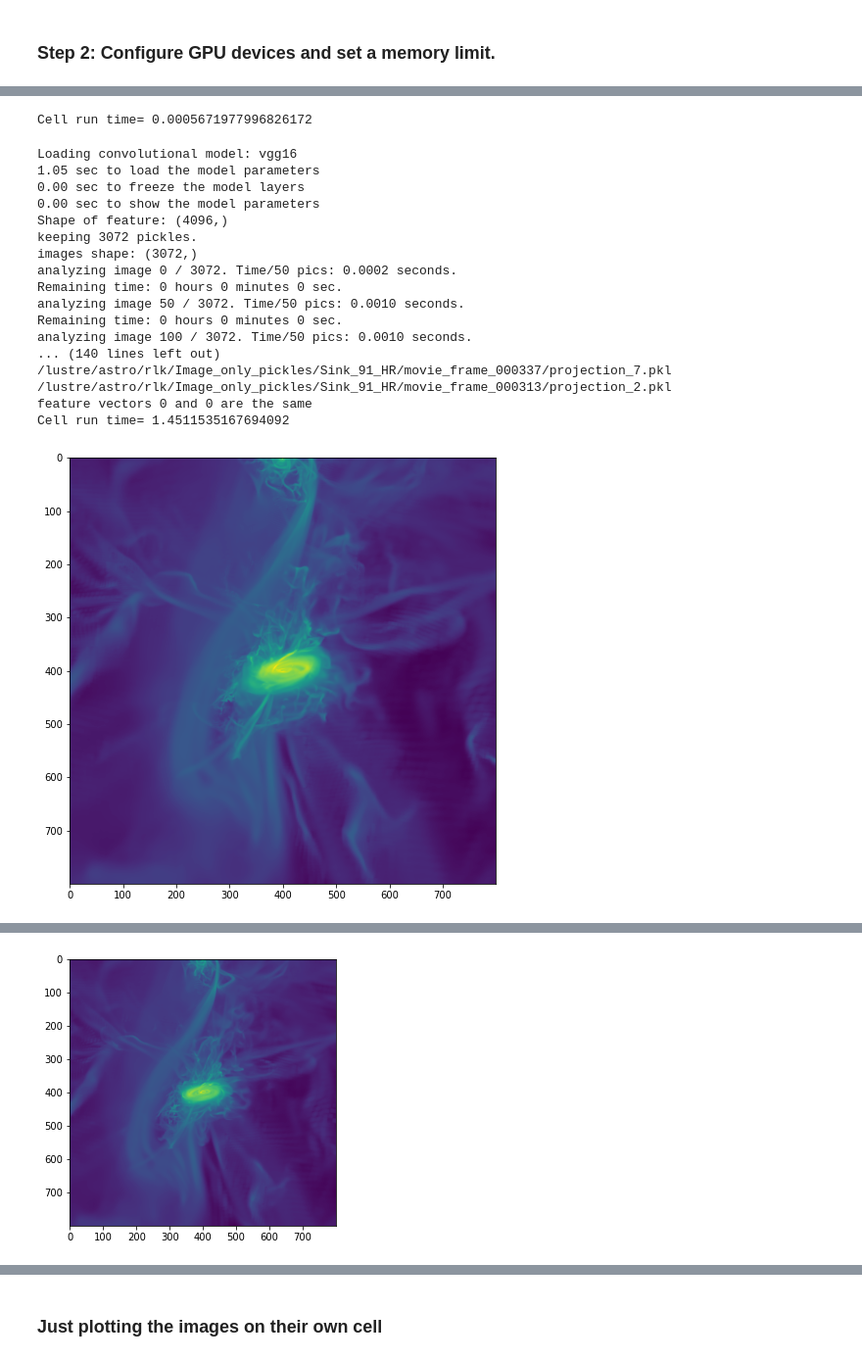
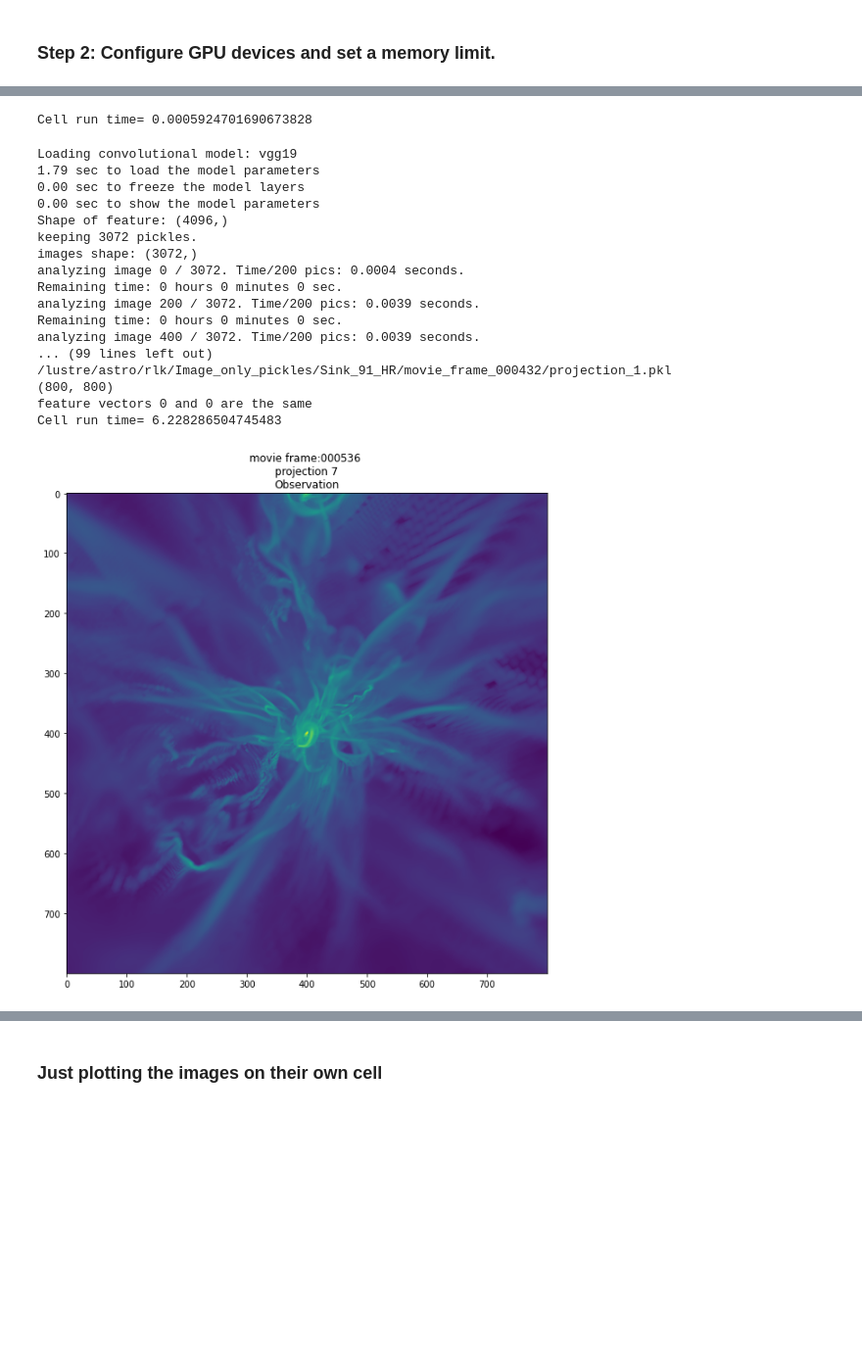
Before and after one commit to RamiAlbelbeisi97/Master_Thesis, a Jupyter notebook: Similarity_search.ipynb, the cells around one changed output, grey strips where cells are left out. Shown at 98% size. Saved outputs shown, nothing was run; the diff lists cells and outputs as text; code cells hidden in the pictures; blank space fills up the shorter version.

```diff
--- a/Similarity_search.ipynb
+++ b/Similarity_search.ipynb
@@ -361,7 +382,7 @@ coreClock: 1.41GHz coreCount: 108 deviceMemorySize: 39.59GiB deviceMemoryBandwid
 tik1=time.time()
 
 def Image_search(pickle_path='/groups/astro/rami/images/image_000005.png',pickles_path='/groups/astro/rami/images/',max_num_pickles=20,\
-                 model_name='vgg',\
+                 model_name='vgg16',\
                  distance_metric='knn',k=5,use_PCA=False,n_components=500,\
                  use_timing=False,display_output=True,\
                  save_best_matches=False, best_matches_folder='/lustre/hpc/astro/rami/images/'):
@@ -398,12 +419,12 @@ def Image_search(pickle_path='/groups/astro/rami/images/image_000005.png',pickle
 
   # Create an array containing all features
     features=[]
-    every=50
+    every=200
     for i, pickle_file in enumerate(feature_files):
         if i==0:
             tic = time.process_time()
-        feature= load_pickle(file=pickle_file)
-        features.append(feature)
+        feat= load_pickle(file=pickle_file)
+        features.append(feat)
 
         # Timing output
         if i % every ==0:
@@ -481,27 +502,32 @@ def Image_search(pickle_path='/groups/astro/rami/images/image_000005.png',pickle
 
             path_reggie='/lustre/astro/rlk/Image_only_pickles/Sink_91_HR'
 
-            plt.figure(figsize=(8,8))
 
-            frame=pickle_file[-23:-17]
-            projection=pickle_file[-5:-4]
+            frame=pickle_path[-23:-17]
+            projection=pickle_path[-5:-4]
             file=path_reggie+'/movie_frame_'+frame+'/projection_'+projection+'.pkl'
-            img=load_pickle(file=file)
-            plt.title('Observation')
-            plt.imshow(img**0.1)
+            title='movie frame:%s \n projection %s \n'%(frame,projection)+'Observation'
+            plot_img_from_pickles(pickle_file=file,power=0.1,title=title)
 
-            j=0
+            plot_width=4
+            plot_height=k//4
+
+            fig = plt.figure(figsize=(20, int((30*k)//20)))
+
+            j=1
             for match in  names:
                 frame=match[-23:-17]
                 projection=match[-5:-4]
                 file=path_reggie+'/movie_frame_'+frame+'/projection_'+projection+'.pkl'
                 print(file)
+                ax = fig.add_subplot(plot_height,plot_width,j)
+                img=load_pickle(file=file)
+                title='movie frame:%s \n projection %s \n'%(frame,projection)+str(j-1)+' best match,\n distance=%1.3e'%distances[j-1]
+                plt.title(title)
+                print(np.shape(img))
+                ax.imshow(img**0.1)
+#                 plt.imshow(img**0.1)
                 j+=1
-                img=load_pickle(file=file)
-                plt.figure(figsize=(5,5))
-                title=str
-                plt.title('
-                plt.imshow(img**0.1)
     if use_timing:
         t6 = time.time()
 
@@ -543,37 +569,37 @@ tik2=time.time()
 
 print('Cell run time=',(tik2-tik1))
 # %% [output]
-Cell run time= 0.0005671977996826172
+Cell run time= 0.0005924701690673828
 # %%
 
 tik1=time.time()
-best_matches=Image_search(pickle_path='/data/scratch/rami/features/vgg16/feature_frame000103/projection_0.pkl',pickles_path='/data/scratch/rami/features/vgg16/',max_num_pickles=3072,\
-                 model_name='vgg16',\
-                 distance_metric='knn',k=5,use_PCA=False,n_components=500,\
+best_matches=Image_search(pickle_path='/data/scratch/rami/features/vgg16/feature_frame000536/projection_7.pkl',pickles_path='/data/scratch/rami/features/vgg16/',max_num_pickles=3072,\
+                 model_name='vgg19',\
+                 distance_metric='knn',k=20,use_PCA=False,n_components=500,\
                  use_timing=False, display_output=True,\
                  save_best_matches=False, best_matches_folder='/lustre/hpc/astro/rami/images/')
 
 
 
 tik2=time.time()
 
 print('Cell run time=',(tik2-tik1))
 # %% [output]
-Loading convolutional model: vgg16
-1.05 sec to load the model parameters
+Loading convolutional model: vgg19
+1.79 sec to load the model parameters
 0.00 sec to freeze the model layers
 0.00 sec to show the model parameters
 Shape of feature: (4096,)
 keeping 3072 pickles.
 images shape: (3072,)
-analyzing image 0 / 3072. Time/50 pics: 0.0002 seconds.
+analyzing image 0 / 3072. Time/200 pics: 0.0004 seconds.
 Remaining time: 0 hours 0 minutes 0 sec.
-analyzing image 50 / 3072. Time/50 pics: 0.0010 seconds.
+analyzing image 200 / 3072. Time/200 pics: 0.0039 seconds.
 Remaining time: 0 hours 0 minutes 0 sec.
-analyzing image 100 / 3072. Time/50 pics: 0.0010 seconds.
-... (140 lines left out)
-/lustre/astro/rlk/Image_only_pickles/Sink_91_HR/movie_frame_000337/projection_7.pkl
-/lustre/astro/rlk/Image_only_pickles/Sink_91_HR/movie_frame_000313/projection_2.pkl
+analyzing image 400 / 3072. Time/200 pics: 0.0039 seconds.
+... (99 lines left out)
+/lustre/astro/rlk/Image_only_pickles/Sink_91_HR/movie_frame_000432/projection_1.pkl
+(800, 800)
 feature vectors 0 and 0 are the same
-Cell run time= 1.4511535167694092
+Cell run time= 6.228286504745483
-[figure, old version]
+[figure, new version]
@@ -581 +606,0 @@ Cell run time= 1.4511535167694092
-[figure, removed]
```
Also changed, not shown: parts of 5 cells of this notebook.
